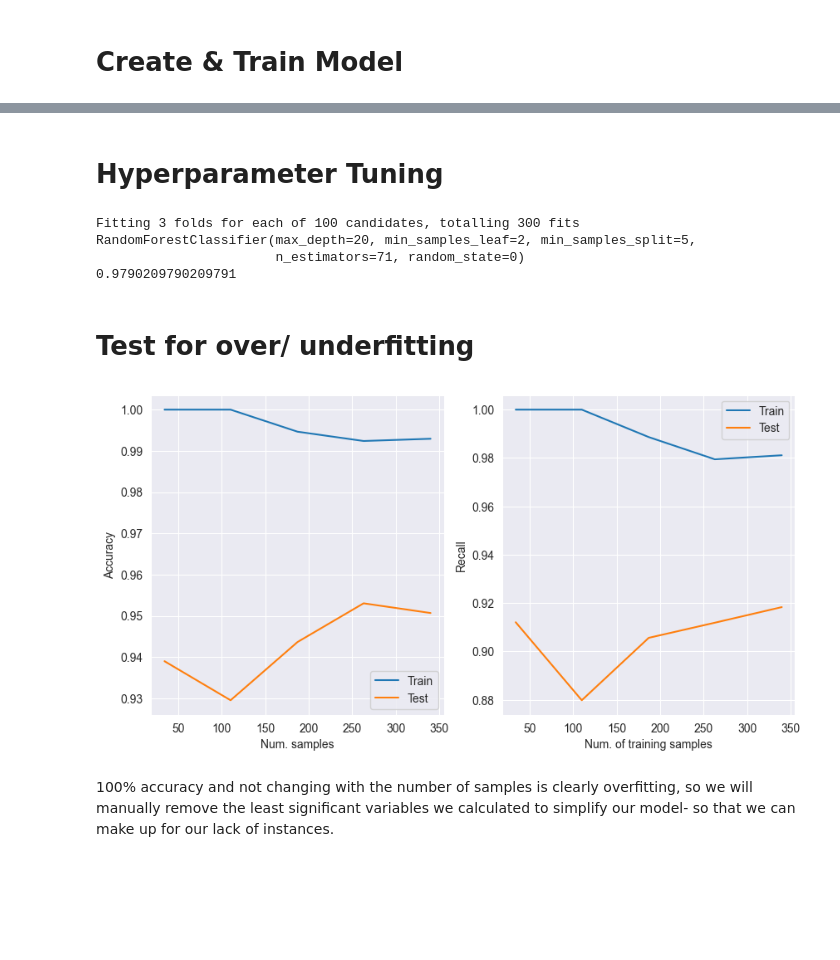
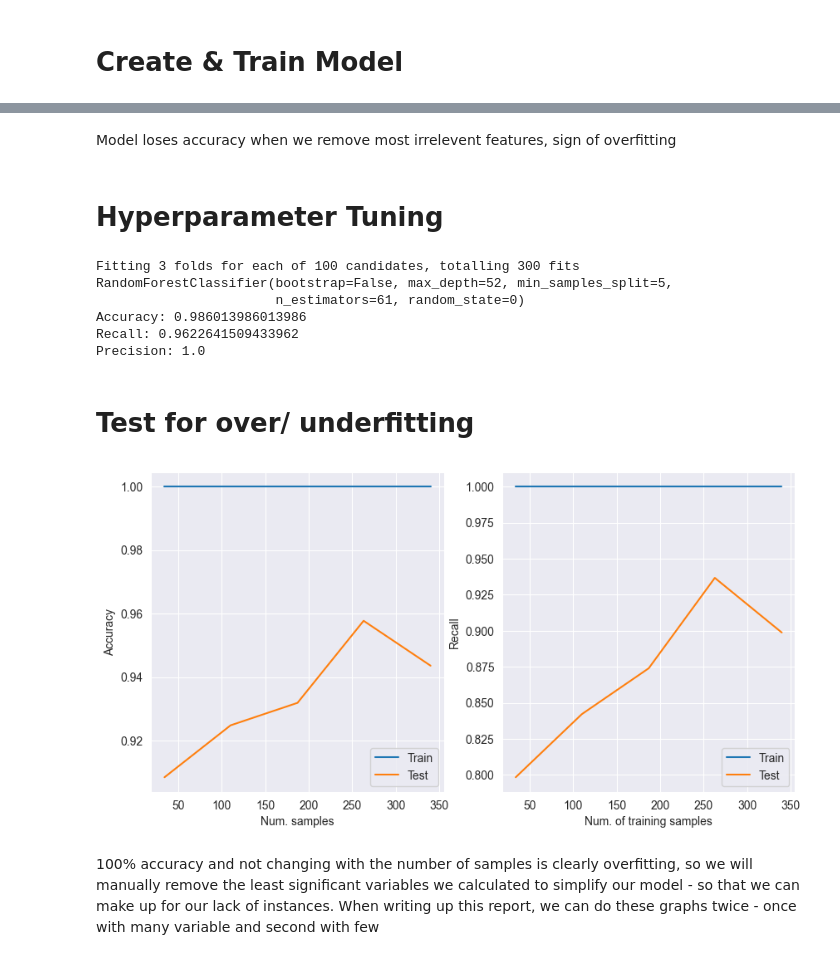
Before and after one commit to Berat03/ml_coursework, a Jupyter notebook: Random_Forest.ipynb, the cells around one changed output, grey strips where cells are left out. Cells and saved outputs as stored; diff of their text form; code cells hidden in the pictures; blank space fills up the shorter version.

Commit message:
explored recall and roc

```diff
--- a/Random_Forest.ipynb
+++ b/Random_Forest.ipynb
@@ -99,5 +106,7 @@ print(confusion_matrix(y_test, y_pred))
 [[90  0]
  [ 3 50]]
+# %% [markdown]
+Model loses accuracy when we remove most irrelevent features, sign of overfitting
 # %% [markdown]
 # Hyperparameter Tuning
 # %%
@@ -117,49 +126,54 @@ random_grid = {'n_estimators': n_estimators,
 # %%
 rf_random = RandomizedSearchCV(estimator = rfc, param_distributions = random_grid, n_iter = 100, cv = 3, verbose=2, random_state=42, n_jobs = -1)
 rf_random.fit(x_train, y_train)
-best_random = rf_random.best_estimator_
-y_pred = best_random.predict(x_test)
+rfc = rf_random.best_estimator_
+y_pred = rfc.predict(x_test)
 print(rf_random.best_estimator_)
-print(metrics.accuracy_score(y_test, y_pred))
+accuracy = accuracy_score(y_test, y_pred)
+print(f'Accuracy: {accuracy}')
+print(f'Recall: {recall_score(y_test, y_pred)}')
+print(f'Precision: {precision_score(y_test, y_pred)}')
 # %% [output]
 Fitting 3 folds for each of 100 candidates, totalling 300 fits
-RandomForestClassifier(max_depth=20, min_samples_leaf=2, min_samples_split=5,
-                       n_estimators=71, random_state=0)
-0.9790209790209791
+RandomForestClassifier(bootstrap=False, max_depth=52, min_samples_split=5,
+                       n_estimators=61, random_state=0)
+Accuracy: 0.986013986013986
+Recall: 0.9622641509433962
+Precision: 1.0
 # %% [markdown]
 # Test for over/ underfitting
 # %%
-train_sizes_abs_accuracy, train_accuracy, test_accuracy = learning_curve(estimator=best_random, X=x_train, y=y_train, scoring='accuracy', cv=5)
+train_sizes_abs_accuracy, train_accuracy, test_accuracy = learning_curve(estimator=rfc, X=x_train, y=y_train, scoring='accuracy', cv=5)
 
-train_sizes_abs_error, train_error, test_error = learning_curve(estimator=best_random, X=x_train, y=y_train, scoring='recall', cv=5)
+train_sizes_abs_error, train_error, test_error = learning_curve(estimator=rfc, X=x_train, y=y_train, scoring='recall', cv=5)
 
 fig, ax = plt.subplots(1, 2, figsize=(10, 5))
 # Array of tuples (train_size, train_score)
 train_avg_accuracy, test_avg_accuracy, train_avg_error, test_avg_error = [], [], [], []
 
 for i in range(len(train_sizes_abs_accuracy)):
     train_avg_accuracy.append(np.average(train_accuracy[i]))
     test_avg_accuracy.append(np.average(test_accuracy[i]))
 
 for i in range(len(train_sizes_abs_error)):
     train_avg_error.append(np.average(train_error[i]))
     test_avg_error.append(np.average(test_error[i]))
 
 # Accuracy learning curve
 ax[0].plot(train_sizes_abs_accuracy, train_avg_accuracy)
 ax[0].plot(train_sizes_abs_accuracy, test_avg_accuracy)
 ax[0].legend(['Train', 'Test'])
 ax[0].set_ylabel('Accuracy')
 ax[0].set_xlabel('Num. samples')
 
 # Error learning curve
 ax[1].plot(train_sizes_abs_error, train_avg_error)
 ax[1].plot(train_sizes_abs_error, test_avg_error)
 ax[1].legend(['Train', 'Test'])
 ax[1].set_xlabel('Num. of training samples')
 ax[1].set_ylabel('Recall')
 plt.show()
 # %% [output]
-[figure, old version]
+[figure, new version]
 # %% [markdown]
-100% accuracy and not changing with the number of samples is clearly overfitting, so we will manually remove the least significant variables we calculated to simplify our model- so that we can make up for our lack of instances.
+100% accuracy and not changing with the number of samples is clearly overfitting, so we will manually remove the least significant variables we calculated to simplify our model - so that we can make up for our lack of instances. When writing up this report, we can do these graphs twice - once with many variable and second with few
```
Also changed, not shown: parts of 8 cells of this notebook.
